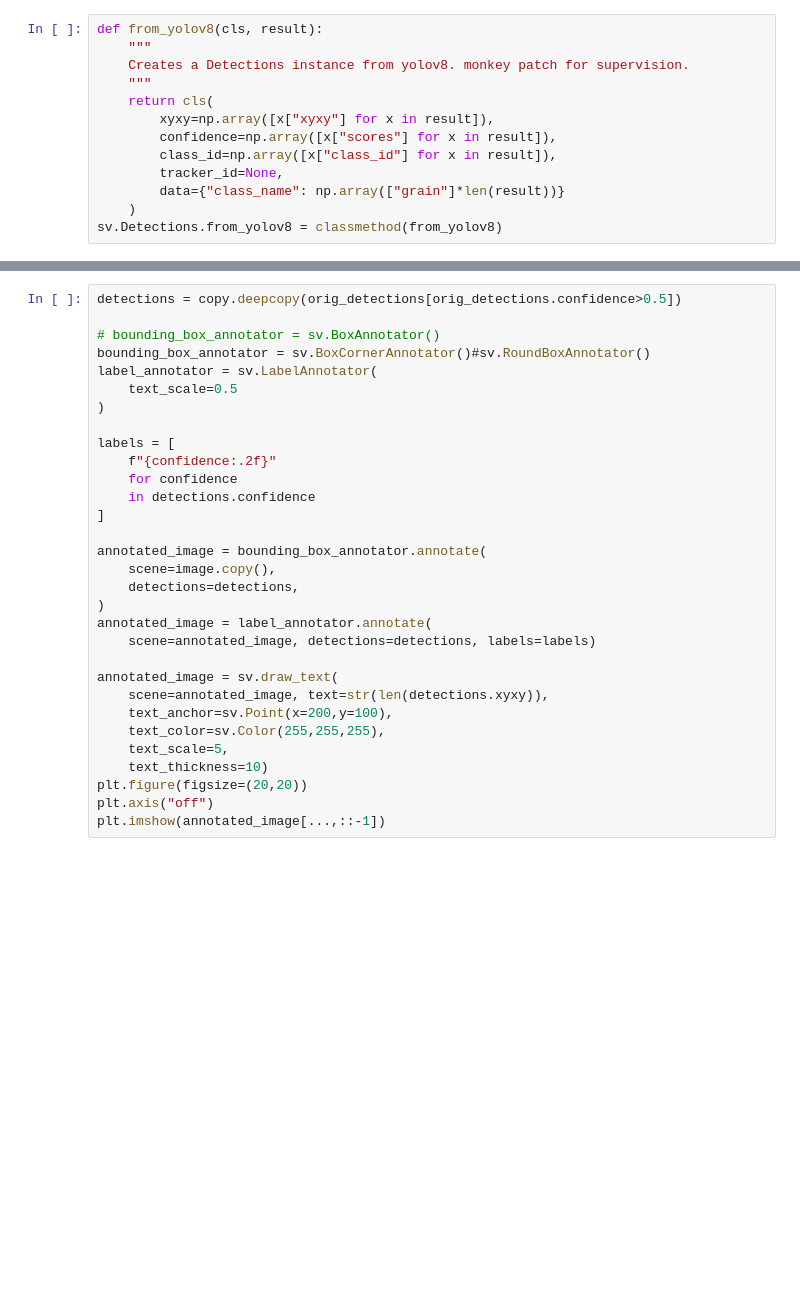
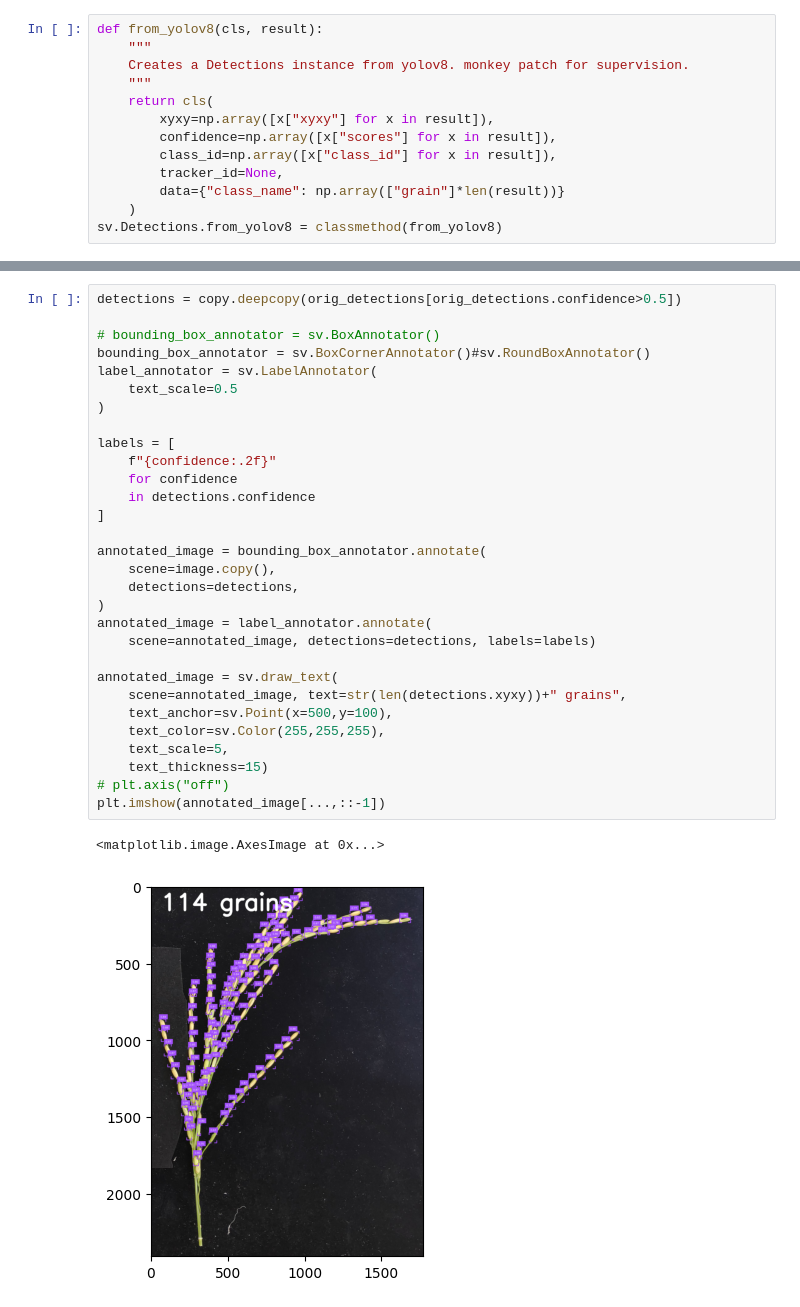
Before and after one commit to totti0223/phenogarden, a Jupyter notebook: modules/001_rice_panicle/main.ipynb, the cells around one changed output, grey strips where cells are left out. Saved outputs shown, nothing was run; the diff lists cells and outputs as text; blank space fills up the shorter version.

```diff
--- a/modules/001_rice_panicle/main.ipynb
+++ b/modules/001_rice_panicle/main.ipynb
@@ -176,31 +189,33 @@ orig_detections = sv.Detections.from_yolov8(result)
 # %%
 detections = copy.deepcopy(orig_detections[orig_detections.confidence>0.5])
 
 # bounding_box_annotator = sv.BoxAnnotator()
 bounding_box_annotator = sv.BoxCornerAnnotator()#sv.RoundBoxAnnotator()
 label_annotator = sv.LabelAnnotator(
     text_scale=0.5
 )
 
 labels = [
     f"{confidence:.2f}"
     for confidence
     in detections.confidence
 ]
 
 annotated_image = bounding_box_annotator.annotate(
     scene=image.copy(),
     detections=detections,
 )
 annotated_image = label_annotator.annotate(
     scene=annotated_image, detections=detections, labels=labels)
 
 annotated_image = sv.draw_text(
-    scene=annotated_image, text=str(len(detections.xyxy)),
-    text_anchor=sv.Point(x=200,y=100),
+    scene=annotated_image, text=str(len(detections.xyxy))+" grains",
+    text_anchor=sv.Point(x=500,y=100),
     text_color=sv.Color(255,255,255),
     text_scale=5,
-    text_thickness=10)
-plt.figure(figsize=(20,20))
-plt.axis("off")
+    text_thickness=15)
+# plt.axis("off")
 plt.imshow(annotated_image[...,::-1])
+# %% [output]
+<matplotlib.image.AxesImage at 0x...>
+[figure, added]
```
Also changed, not shown: parts of 22 cells of this notebook.
